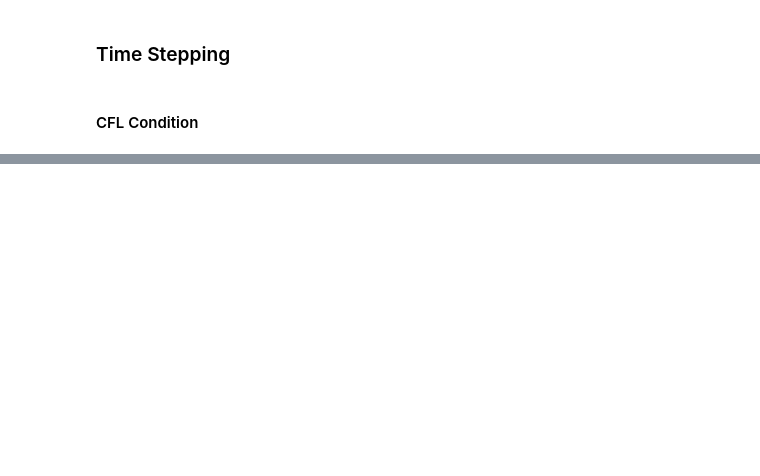
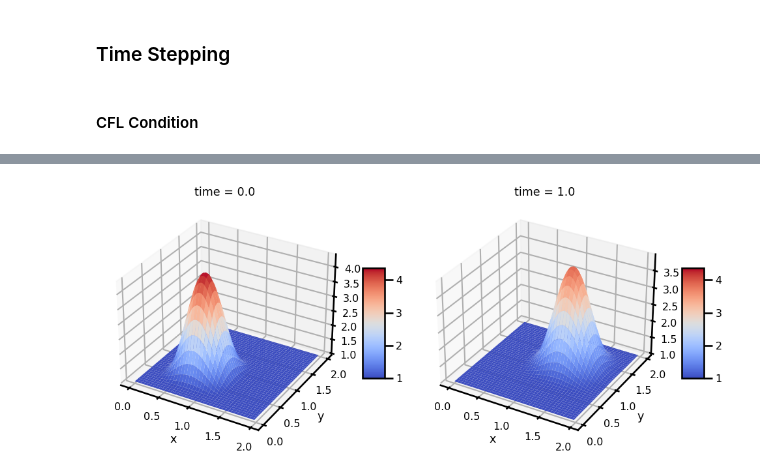
Before and after one commit to jejjohnson/jaxsw, a Jupyter notebook: notebooks/dev/eman/12_steps_2_NS/2.1_linear_convection_2d.ipynb, the cells around one changed output, grey strips where cells are left out. Drawn from its saved outputs; the diff is of its cells as text; code cells hidden in the pictures; blank space fills up the shorter version.

```diff
--- a/notebooks/dev/eman/12_steps_2_NS/2.1_linear_convection_2d.ipynb
+++ b/notebooks/dev/eman/12_steps_2_NS/2.1_linear_convection_2d.ipynb
@@ -193,7 +179,7 @@ plt.show()
 # TEMPORAL DISCRETIZATION
 # initialize temporal domain
 tmin = 0.0
-tmax = 0.5
+tmax = 1.0
 num_save = 50
 # %% [markdown]
 #### CFL Condition
@@ -250,0 +274,20 @@ plt.show()
+# %%
+fig, ax = plt.subplots(ncols=2, subplot_kw={"projection": "3d"}, figsize=(10, 6))
+
+vmin = da_sol.min()
+vmax = da_sol.max()
+
+cbar_kwargs = dict(shrink=0.3, aspect=5)
+
+pts = da_sol.isel(time=0).T.plot.surface(
+    ax=ax[0], vmin=vmin, vmax=vmax, cmap="coolwarm", add_colorbar=False
+)
+plt.colorbar(pts, **cbar_kwargs)
+pts = da_sol.isel(time=-1).T.plot.surface(
+    ax=ax[1], vmin=vmin, vmax=vmax, cmap="coolwarm", add_colorbar=False
+)
+plt.colorbar(pts, **cbar_kwargs)
+plt.tight_layout()
+plt.show()
+# %% [output]
+[figure, added]
```
Also changed, not shown: parts of 18 cells of this notebook, 1 other file.
